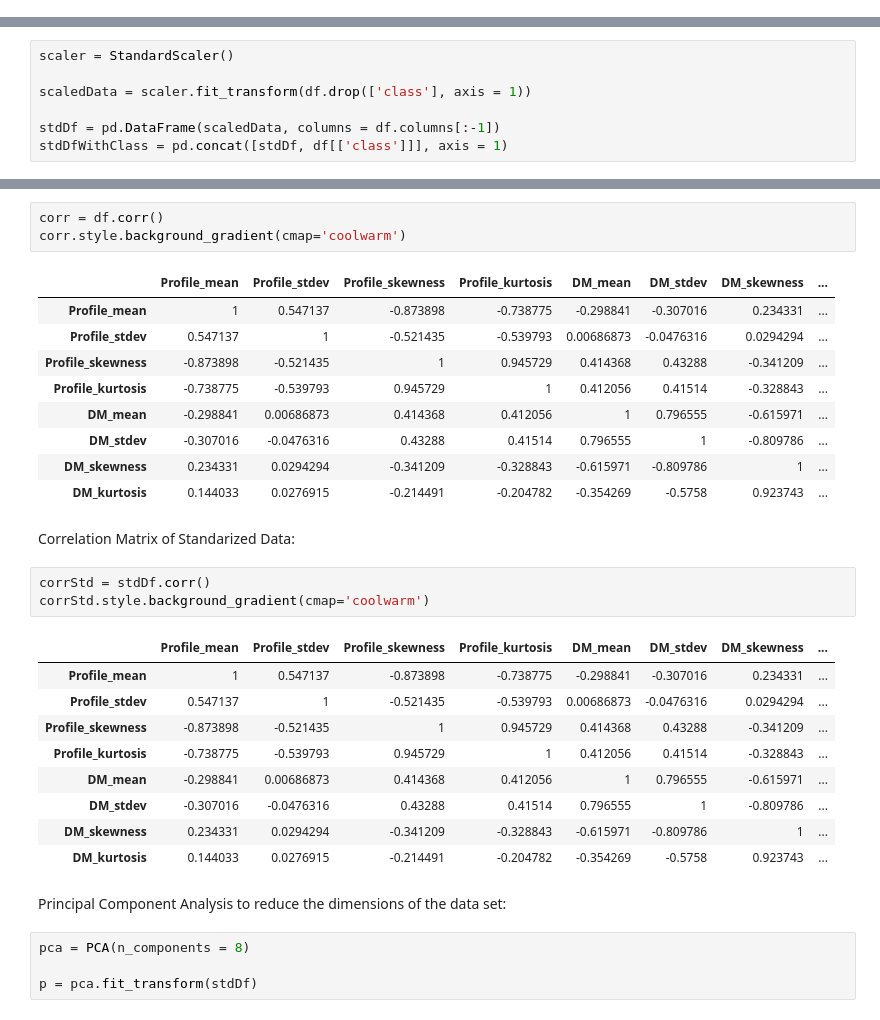
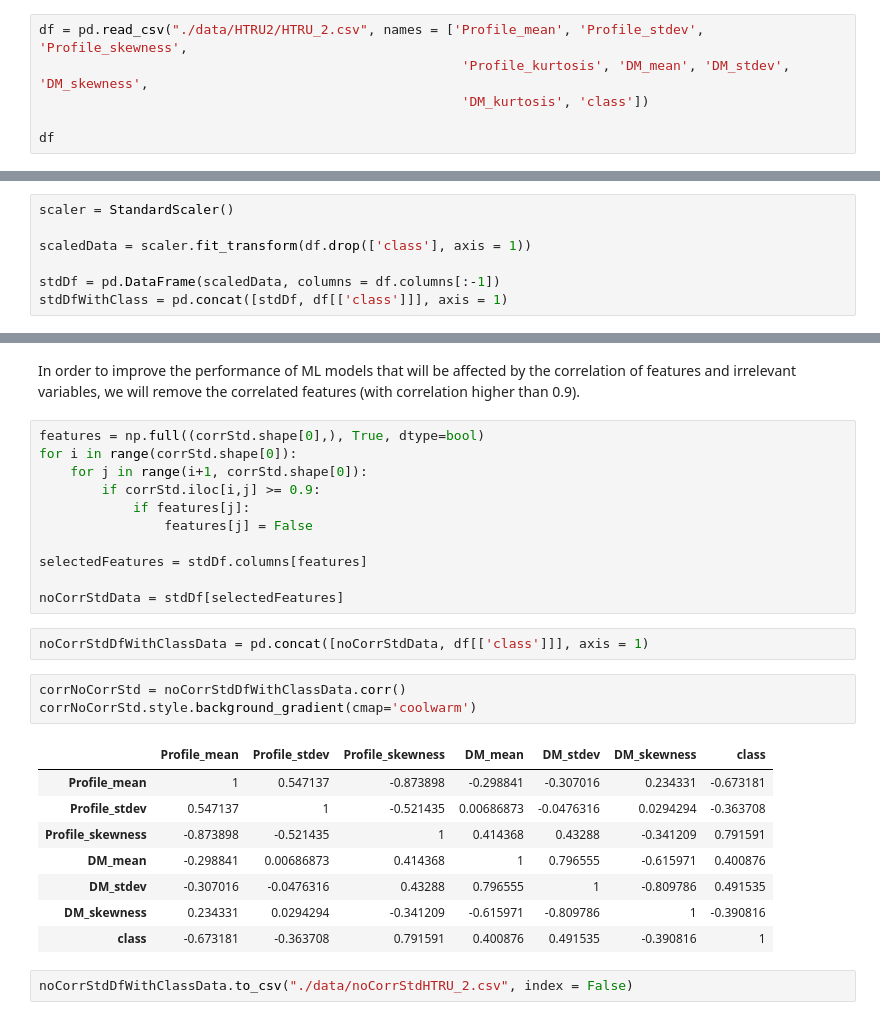
Before and after one commit to joaquimgomez/FIB-APA-Pulsars, a Jupyter notebook: Data Preprocessing.ipynb, the cells around one changed output, grey strips where cells are left out. Saved outputs shown, nothing was run; the diff lists cells and outputs as text.

Commit message:
Correlation Treatment added

```diff
--- a/Data Preprocessing.ipynb
+++ b/Data Preprocessing.ipynb
@@ -34,0 +10,6 @@ print(df)
+# %%
+df = pd.read_csv("./data/HTRU2/HTRU_2.csv", names = ['Profile_mean', 'Profile_stdev', 'Profile_skewness',
+                                                      'Profile_kurtosis', 'DM_mean', 'DM_stdev', 'DM_skewness',
+                                                      'DM_kurtosis', 'class'])
+
+df
@@ -60,34 +71,29 @@ Correlation Matrix of "Normal" Data:
+# %% [markdown]
+In order to improve the performance of ML models that will be affected by the correlation of features and irrelevant variables, we will remove the correlated features (with correlation higher than 0.9).
+# %%
+features = np.full((corrStd.shape[0],), True, dtype=bool)
+for i in range(corrStd.shape[0]):
+    for j in range(i+1, corrStd.shape[0]):
+        if corrStd.iloc[i,j] >= 0.9:
+            if features[j]:
+                features[j] = False
+
+selectedFeatures = stdDf.columns[features]
+
+noCorrStdData = stdDf[selectedFeatures]
+# %%
+noCorrStdDfWithClassData = pd.concat([noCorrStdData, df[['class']]], axis = 1)
 # %%
-corr = df.corr()
-corr.style.background_gradient(cmap='coolwarm')
+corrNoCorrStd = noCorrStdDfWithClassData.corr()
+corrNoCorrStd.style.background_gradient(cmap='coolwarm')
 # %% [output]
-|  | Profile_mean | Profile_stdev | Profile_skewness | Profile_kurtosis | DM_mean | DM_stdev | DM_skewness | ... |
-| Profile_mean | 1 | 0.547137 | -0.873898 | -0.738775 | -0.298841 | -0.307016 | 0.234331 | ... |
-| Profile_stdev | 0.547137 | 1 | -0.521435 | -0.539793 | 0.00686873 | -0.0476316 | 0.0294294 | ... |
-| Profile_skewness | -0.873898 | -0.521435 | 1 | 0.945729 | 0.414368 | 0.43288 | -0.341209 | ... |
-| Profile_kurtosis | -0.738775 | -0.539793 | 0.945729 | 1 | 0.412056 | 0.41514 | -0.328843 | ... |
-| DM_mean | -0.298841 | 0.00686873 | 0.414368 | 0.412056 | 1 | 0.796555 | -0.615971 | ... |
-| DM_stdev | -0.307016 | -0.0476316 | 0.43288 | 0.41514 | 0.796555 | 1 | -0.809786 | ... |
-| DM_skewness | 0.234331 | 0.0294294 | -0.341209 | -0.328843 | -0.615971 | -0.809786 | 1 | ... |
-| DM_kurtosis | 0.144033 | 0.0276915 | -0.214491 | -0.204782 | -0.354269 | -0.5758 | 0.923743 | ... |
+|  | Profile_mean | Profile_stdev | Profile_skewness | DM_mean | DM_stdev | DM_skewness | class |
+| Profile_mean | 1 | 0.547137 | -0.873898 | -0.298841 | -0.307016 | 0.234331 | -0.673181 |
+| Profile_stdev | 0.547137 | 1 | -0.521435 | 0.00686873 | -0.0476316 | 0.0294294 | -0.363708 |
+| Profile_skewness | -0.873898 | -0.521435 | 1 | 0.414368 | 0.43288 | -0.341209 | 0.791591 |
+| DM_mean | -0.298841 | 0.00686873 | 0.414368 | 1 | 0.796555 | -0.615971 | 0.400876 |
+| DM_stdev | -0.307016 | -0.0476316 | 0.43288 | 0.796555 | 1 | -0.809786 | 0.491535 |
+| DM_skewness | 0.234331 | 0.0294294 | -0.341209 | -0.615971 | -0.809786 | 1 | -0.390816 |
+| class | -0.673181 | -0.363708 | 0.791591 | 0.400876 | 0.491535 | -0.390816 | 1 |
-# %% [markdown]
-Correlation Matrix of Standarized Data:
-# %%
-corrStd = stdDf.corr()
-corrStd.style.background_gradient(cmap='coolwarm')
-# %% [output]
-|  | Profile_mean | Profile_stdev | Profile_skewness | Profile_kurtosis | DM_mean | DM_stdev | DM_skewness | ... |
-| Profile_mean | 1 | 0.547137 | -0.873898 | -0.738775 | -0.298841 | -0.307016 | 0.234331 | ... |
-| Profile_stdev | 0.547137 | 1 | -0.521435 | -0.539793 | 0.00686873 | -0.0476316 | 0.0294294 | ... |
-| Profile_skewness | -0.873898 | -0.521435 | 1 | 0.945729 | 0.414368 | 0.43288 | -0.341209 | ... |
-| Profile_kurtosis | -0.738775 | -0.539793 | 0.945729 | 1 | 0.412056 | 0.41514 | -0.328843 | ... |
-| DM_mean | -0.298841 | 0.00686873 | 0.414368 | 0.412056 | 1 | 0.796555 | -0.615971 | ... |
-| DM_stdev | -0.307016 | -0.0476316 | 0.43288 | 0.41514 | 0.796555 | 1 | -0.809786 | ... |
-| DM_skewness | 0.234331 | 0.0294294 | -0.341209 | -0.328843 | -0.615971 | -0.809786 | 1 | ... |
-| DM_kurtosis | 0.144033 | 0.0276915 | -0.214491 | -0.204782 | -0.354269 | -0.5758 | 0.923743 | ... |
-# %% [markdown]
-Principal Component Analysis to reduce the dimensions of the data set:
-# %%
-pca = PCA(n_components = 8)
-
-p = pca.fit_transform(stdDf)
+# %%
+noCorrStdDfWithClassData.to_csv("./data/noCorrStdHTRU_2.csv", index = False)
```
Also changed, not shown: parts of 7 cells of this notebook.
